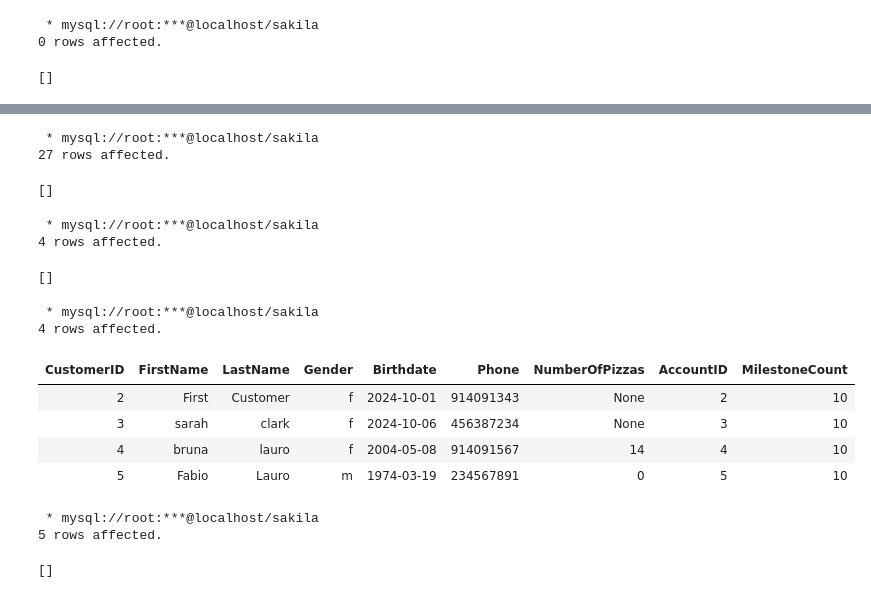
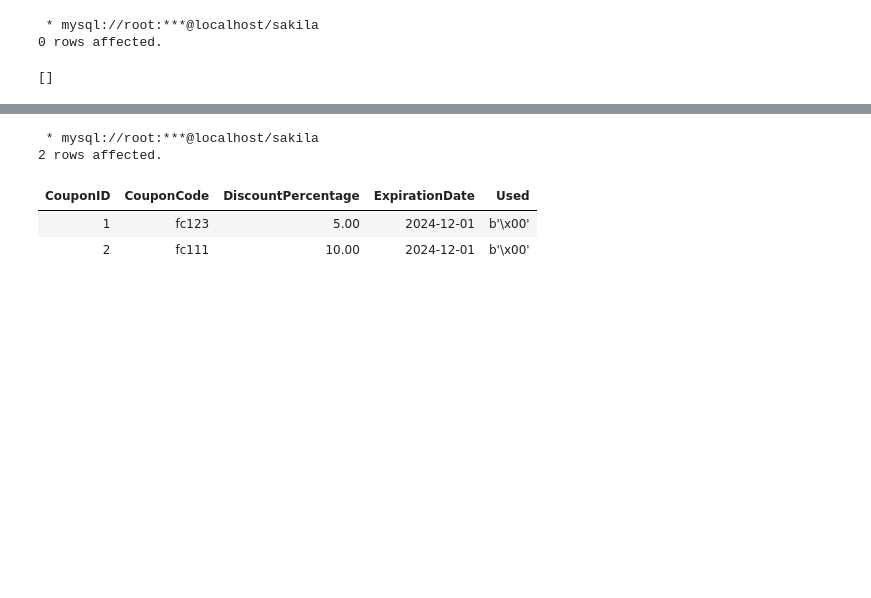
Before and after one commit to LiliBodnar/Pizza_project, a Jupyter notebook: PizzaDatabase.ipynb, the cells around one changed output, grey strips where cells are left out. Cells and saved outputs as stored; diff of their text form; code cells hidden in the pictures; blank space fills up the shorter version.

Commit message:
reorganization of pizzadatabase and small changes in EarningsReport

```diff
--- a/PizzaDatabase.ipynb
+++ b/PizzaDatabase.ipynb
@@ -546,71 +345,10 @@ VALUES
-# %%
-%%sql
-
-INSERT INTO IngredientType (IngredientID, RestrictionTypeID)
-VALUES
-    (1, 5),   -- Dough (Vegetarian)
-    (2, 5),   -- Calzone base (Vegetarian)
-    (3, 16),  -- Tomato Sauce (Vegan, Vegetarian, Gluten-Free, Lactose-Free)
-    (4, 6),   -- Mozzarella (Vegetarian, Lactose-Free)
-    (5, 16),  -- Vegan cheese (Vegan, Vegetarian, Gluten-Free, Lactose-Free)
-    (6, 1),   -- Pepperoni (No restrictions)
-    (7, 16),  -- BBQ Sauce (Vegan, Vegetarian, Gluten-Free, Lactose-Free)
-    (8, 1),   -- Grilled Chicken (No restrictions)
-    (9, 16),  -- Bell Peppers (Vegan, Vegetarian, Gluten-Free, Lactose-Free)
-    (10, 16), -- Mushrooms (Vegan, Vegetarian, Gluten-Free, Lactose-Free)
-    (11, 16), -- Onions (Vegan, Vegetarian, Gluten-Free, Lactose-Free)
-    (12, 1),  -- Bacon (No restrictions)
-    (13, 1),  -- Ham (No restrictions)
-    (14, 1),  -- Hot Sausage (No restrictions)
-    (15, 5),  -- Blue Cheese (Vegetarian)
-    (16, 5),  -- Robiola Cheese (Vegetarian)
-    (17, 5),  -- Gruyère Cheese (Vegetarian)
-    (18, 5),  -- Pecorino Cheese (Vegetarian)
-    (19, 16), -- Pineapple (Vegan, Vegetarian, Gluten-Free, Lactose-Free)
-    (20, 16), -- Cola (Vegan, Vegetarian, Gluten-Free, Lactose-Free)
-    (21, 16), -- Lemonade (Vegan, Vegetarian, Gluten-Free, Lactose-Free)
-    (22, 16), -- Water (Vegan, Vegetarian, Gluten-Free, Lactose-Free)
-    (23, 16), -- Iced Tea (Vegan, Vegetarian, Gluten-Free, Lactose-Free)
-    (24, 7),  -- Tiramisu (Vegetarian, Gluten-Free)
-    (25, 7),  -- Cheesecake (Vegetarian, Gluten-Free)
-    (26, 7),  -- Chocolate Cake (Vegetarian, Gluten-Free)
-    (27, 7);  -- Vanilla Ice Cream (Vegetarian, Gluten-Free)
-# %% [output]
- * mysql://root:***@localhost/sakila
-27 rows affected.
-[]
-# %%
-%%sql
-UPDATE Customer
-SET MilestoneCount = 10
-WHERE MilestoneCount = 0
-# %% [output]
- * mysql://root:***@localhost/sakila
-4 rows affected.
-[]
 # %%
 %%sql
 
-SELECT *
-FROM Customer
+SELECT * FROM Coupons
 # %% [output]
  * mysql://root:***@localhost/sakila
-4 rows affected.
+2 rows affected.
-| CustomerID | FirstName | LastName | Gender | Birthdate | Phone | NumberOfPizzas | AccountID | MilestoneCount |
-| 2 | First | Customer | f | 2024-10-01 | 914091343 | None | 2 | 10 |
-| 3 | sarah | clark | f | 2024-10-06 | 456387234 | None | 3 | 10 |
-| 4 | bruna | lauro | f | 2004-05-08 | 914091567 | 14 | 4 | 10 |
-| 5 | Fabio | Lauro | m | 1974-03-19 | 234567891 | 0 | 5 | 10 |
+| CouponID | CouponCode | DiscountPercentage | ExpirationDate | Used |
+| 1 | fc123 | 5.00 | 2024-12-01 | b'\x00' |
+| 2 | fc111 | 10.00 | 2024-12-01 | b'\x00' |
-# %%
-%%sql
-
-INSERT INTO `Order` (CustomerID, TotalPrice, OrderPlacementTime) VALUES
-(2, 30.00, '2024-01-15 14:30:00'),
-(2, 25.00, '2024-02-20 11:00:00'),
-(4, 50.00, '2024-03-05 18:15:00'),
-(4, 40.00, '2024-04-12 19:45:00'),
-(4, 55.00, '2024-05-08 12:30:00');
-# %% [output]
- * mysql://root:***@localhost/sakila
-5 rows affected.
-[]
```
Also changed, not shown: parts of 32 cells of this notebook, 1 other file.
